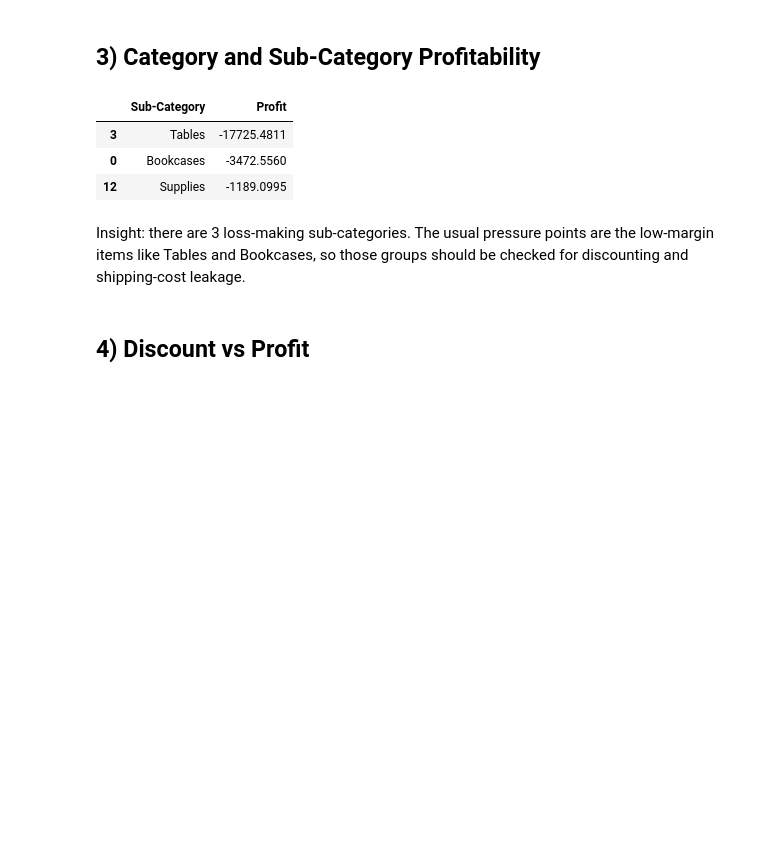
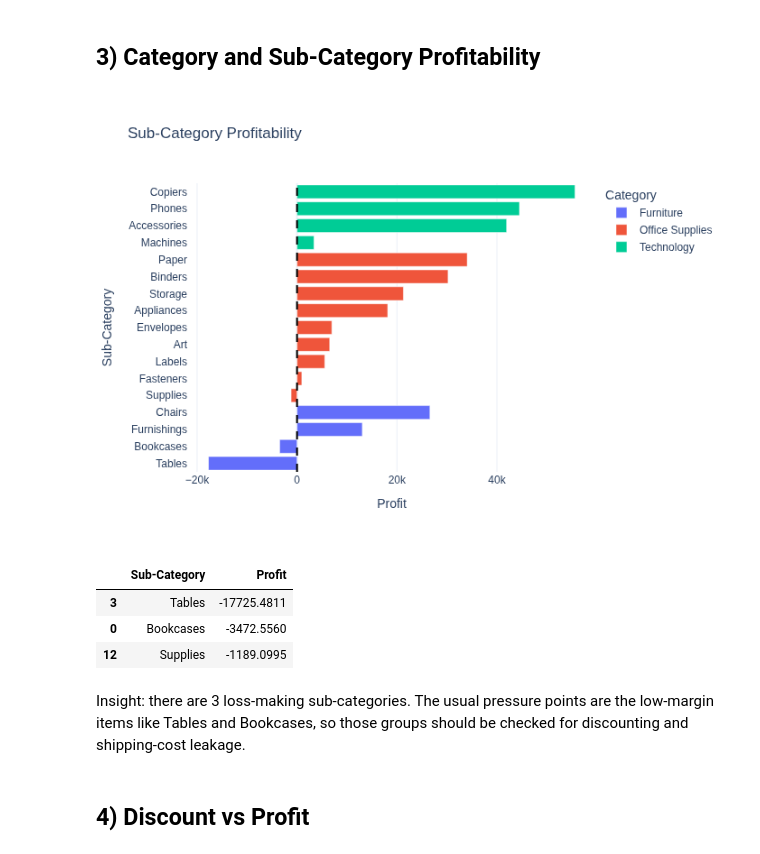
Before and after one commit to Anshuman-Tripathi-minato/superstore-analysis, a Jupyter notebook: notebooks/superstore_analysis.ipynb, the cells around one changed output. Cells and saved outputs as stored; diff of their text form; code cells hidden in the pictures; blank space fills up the shorter version.

```diff
--- a/notebooks/superstore_analysis.ipynb
+++ b/notebooks/superstore_analysis.ipynb
@@ -130,30 +135,31 @@ Insight: profit peaks in **Dec 2016** and is weakest in **Jan 2015**. That seaso
 # %%
 # -----------------------------
 # 3) Category and sub-category profitability
 # -----------------------------
 subcat_perf = df.groupby(['Category', 'Sub-Category'], as_index=False).agg({'Sales': 'sum', 'Profit': 'sum'})
 subcat_perf = subcat_perf.sort_values('Profit', ascending=True)
 
 fig_subcat = px.bar(
     subcat_perf,
     x='Profit',
     y='Sub-Category',
     color='Category',
     orientation='h',
     title='Sub-Category Profitability',
     template='plotly_white'
 )
 fig_subcat.add_vline(x=0, line_dash='dash', line_color='black')
-fig_subcat.show()
+display_plot(fig_subcat)
 
 loss_makers = subcat_perf[subcat_perf['Profit'] < 0][['Sub-Category', 'Profit']]
 display(loss_makers.head(10))
 
 display(Markdown(
     f"Insight: there are {len(loss_makers)} loss-making sub-categories. The usual pressure points are the low-margin items like Tables and Bookcases, "
     "so those groups should be checked for discounting and shipping-cost leakage."
 ))
 # %% [output]
+[figure, added]
 |  | Sub-Category | Profit |
 | 3 | Tables | -17725.4811 |
 | 0 | Bookcases | -3472.5560 |
```
Also changed, not shown: parts of 6 cells of this notebook.
